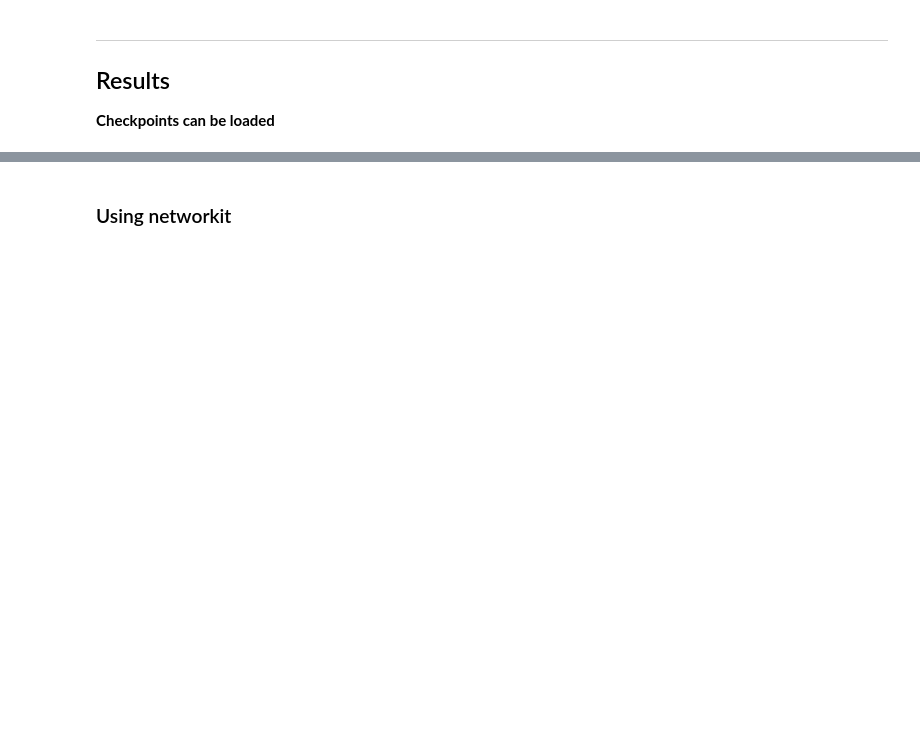
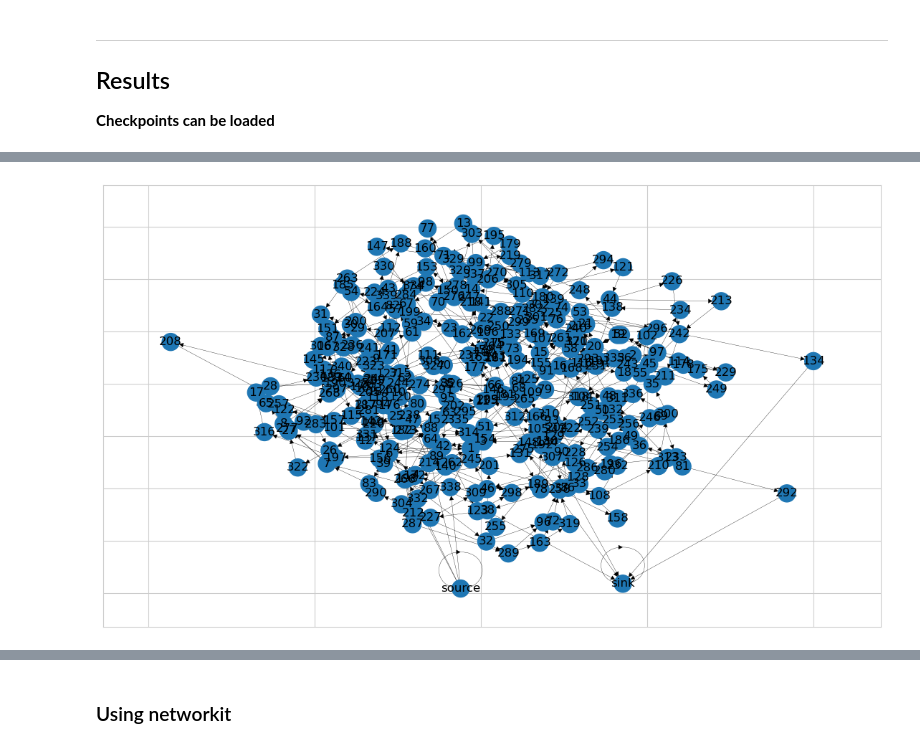
Before and after one commit to jorgeavilacartes/panricci, a Jupyter notebook: notebooks/ricci-flow.ipynb, the cells around one changed output, grey strips where cells are left out. Drawn from its saved outputs; the diff is of its cells as text; code cells hidden in the pictures; blank space fills up the shorter version.

```diff
--- a/notebooks/ricci-flow.ipynb
+++ b/notebooks/ricci-flow.ipynb
@@ -34,0 +58,21 @@ G_chkpt = nx.read_edgelist(
+# %%
+import matplotlib.pyplot as plt
+
+G=G_chkpt
+fig, ax = plt.subplots(1,1, figsize=(14,8), dpi=100)
+pos = nx.spring_layout(G, iterations=20)
+cmap = plt.cm.tab10
+node_colors = [0.4] * G.number_of_nodes()
+# node_colors[ID_INSTR] = 0.
+# node_colors[ID_ADMIN] = 1.
+# node_labels = {i: i for i in ID_MEMBERS}
+# node_labels.update({i: l for i,l in zip([ID_ADMIN, ID_INSTR],['A','I'])})
+nx.draw_networkx(G,
+                 pos,
+                 node_color=node_colors,
+                 width=.25,
+                #  labels=node_labels,
+                 ax=ax,
+                 cmap=cmap)
+# %% [output]
+[figure, added]
```
Also changed, not shown: parts of 8 cells of this notebook, 3 other files.
